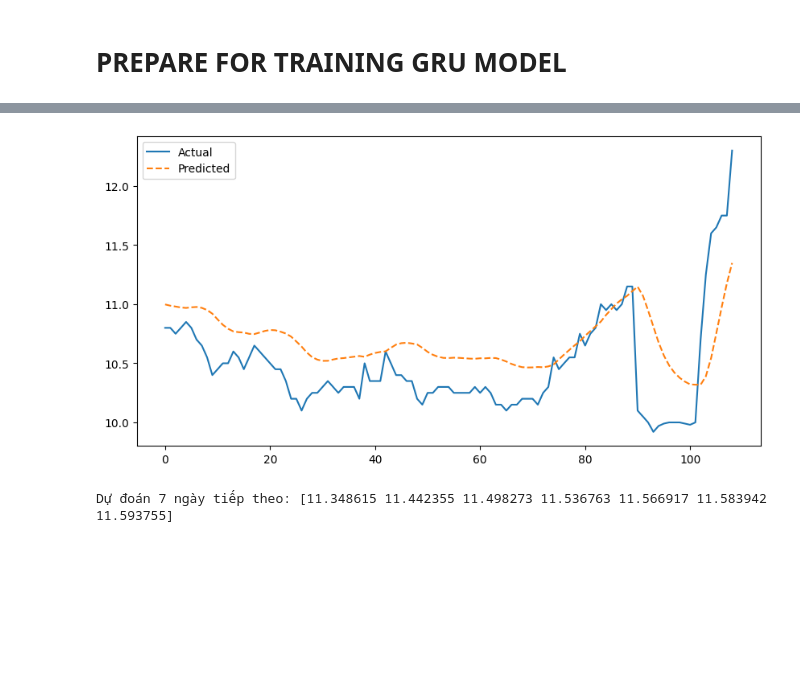
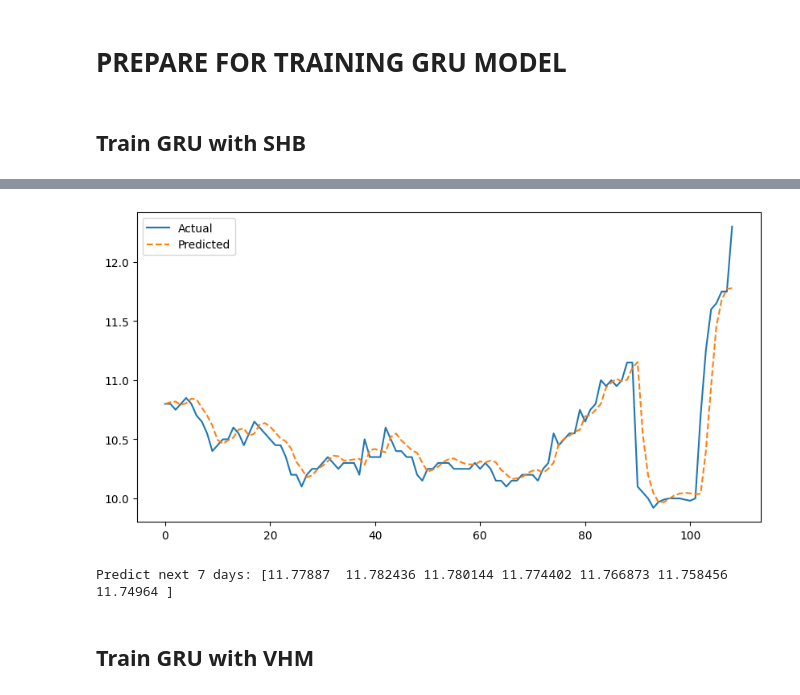
Before and after one commit to tienvtt/Stock-Analysis-and-Prediction-Applying-Machine-Learning, a Jupyter notebook: GRU.ipynb, the cells around one changed output, grey strips where cells are left out. Saved outputs shown, nothing was run; the diff lists cells and outputs as text; code cells hidden in the pictures; blank space fills up the shorter version.

```diff
--- a/GRU.ipynb
+++ b/GRU.ipynb
@@ -317,9 +321,11 @@ def forecast_next_days(model, last_sequence, scaler, days=7):
+# %% [markdown]
+## **Train GRU with SHB**
 # %%
 hyperparams = {
     "hidden_size": 64,
     "num_layers": 2,
-    "epochs": 50,
-    "lr": 0.001
+    "epochs": 100,
+    "lr": 0.005
 }
 X_train, y_train, X_test, y_test, scaler = prepare_data(df_shb)
 model, y_pred = train_model(X_train, y_train, X_test, y_test, 1, hyperparams["hidden_size"], hyperparams["num_layers"], hyperparams["epochs"], hyperparams["lr"])
@@ -338,4 +349,6 @@ R2 Score: 0.0828
-[figure, old version]
+[figure, new version]
-Dự đoán 7 ngày tiếp theo: [11.348615 11.442355 11.498273 11.536763 11.566917 11.583942 11.593755]
+Predict next 7 days: [11.77887  11.782436 11.780144 11.774402 11.766873 11.758456 11.74964 ]
+# %% [markdown]
+## **Train GRU with VHM**
 # %%
 hyperparams = {
```
Also changed, not shown: parts of 11 cells of this notebook.
